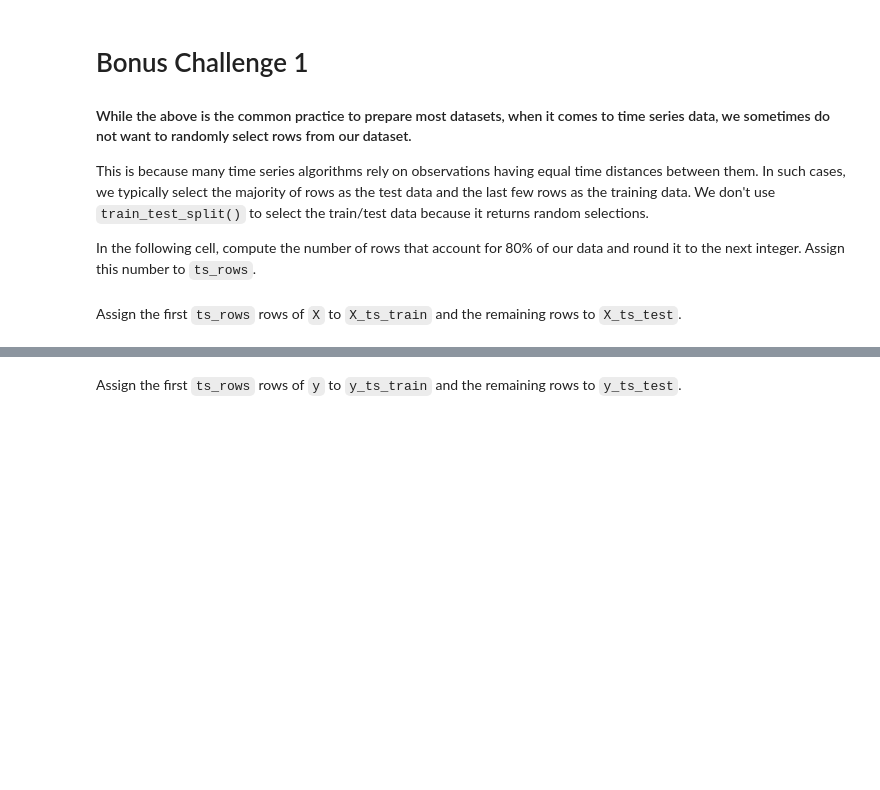
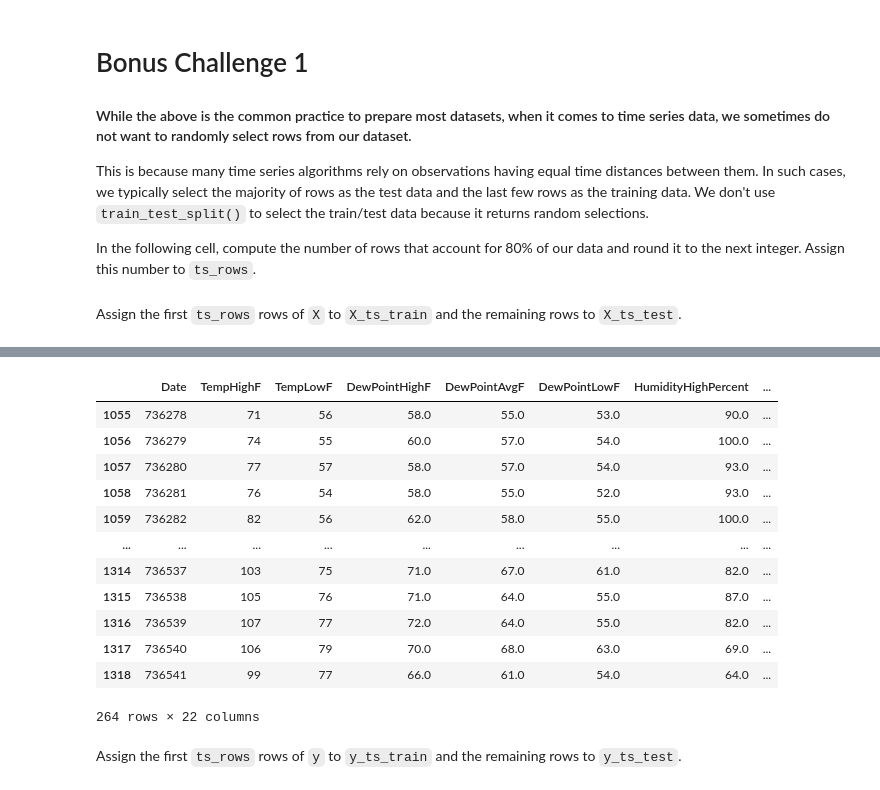
Before and after one commit to javiergispert/dataptmad0522_labs, a Jupyter notebook: module-3/intro-to-ml/your-code/main.ipynb, the cells around one changed output, grey strips where cells are left out. Cells and saved outputs as stored; diff of their text form; code cells hidden in the pictures; blank space fills up the shorter version.

```diff
--- a/module-3/intro-to-ml/your-code/main.ipynb
+++ b/module-3/intro-to-ml/your-code/main.ipynb
@@ -547,3 +719,20 @@ Assign the first `ts_rows` rows of `X` to `X_ts_train` and the remaining rows to
+# %%
+X_ts_test = austin_fixed[X_columns][ts_rows:]
+X_ts_test
+# %% [output]
+|  | Date | TempHighF | TempLowF | DewPointHighF | DewPointAvgF | DewPointLowF | HumidityHighPercent | ... |
+| 1055 | 736278 | 71 | 56 | 58.0 | 55.0 | 53.0 | 90.0 | ... |
+| 1056 | 736279 | 74 | 55 | 60.0 | 57.0 | 54.0 | 100.0 | ... |
+| 1057 | 736280 | 77 | 57 | 58.0 | 57.0 | 54.0 | 93.0 | ... |
+| 1058 | 736281 | 76 | 54 | 58.0 | 55.0 | 52.0 | 93.0 | ... |
+| 1059 | 736282 | 82 | 56 | 62.0 | 58.0 | 55.0 | 100.0 | ... |
+| ... | ... | ... | ... | ... | ... | ... | ... | ... |
+| 1314 | 736537 | 103 | 75 | 71.0 | 67.0 | 61.0 | 82.0 | ... |
+| 1315 | 736538 | 105 | 76 | 71.0 | 64.0 | 55.0 | 87.0 | ... |
+| 1316 | 736539 | 107 | 77 | 72.0 | 64.0 | 55.0 | 82.0 | ... |
+| 1317 | 736540 | 106 | 79 | 70.0 | 68.0 | 63.0 | 69.0 | ... |
+| 1318 | 736541 | 99 | 77 | 66.0 | 61.0 | 54.0 | 64.0 | ... |
+264 rows × 22 columns
 # %% [markdown]
 Assign the first `ts_rows` rows of `y` to `y_ts_train` and the remaining rows to `y_ts_test`.
 # %%
```
Also changed, not shown: parts of 23 cells of this notebook.
